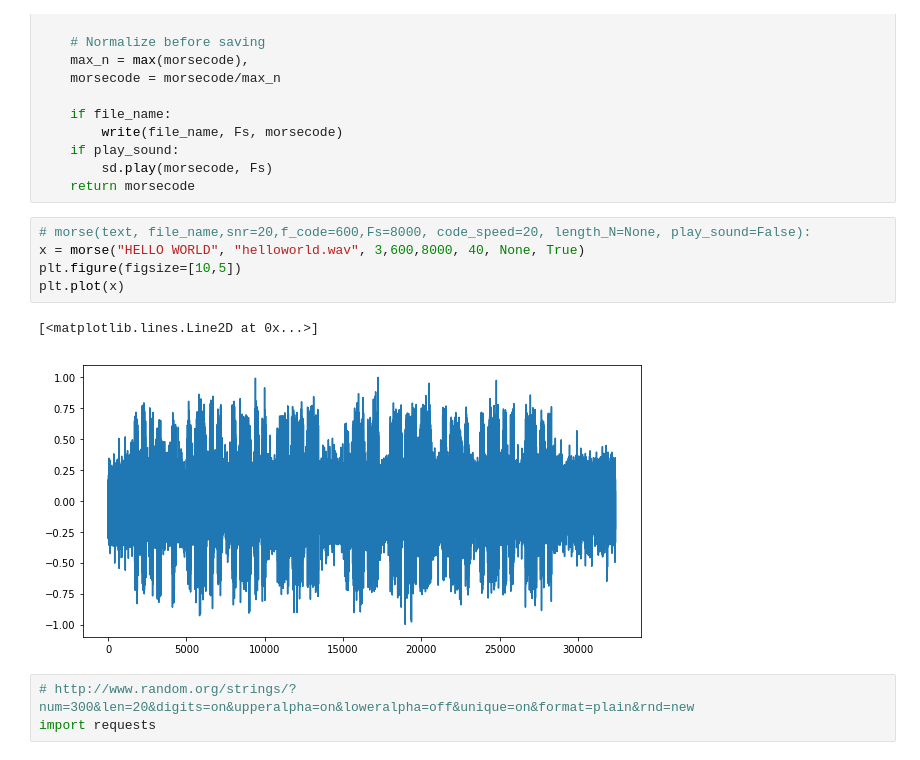
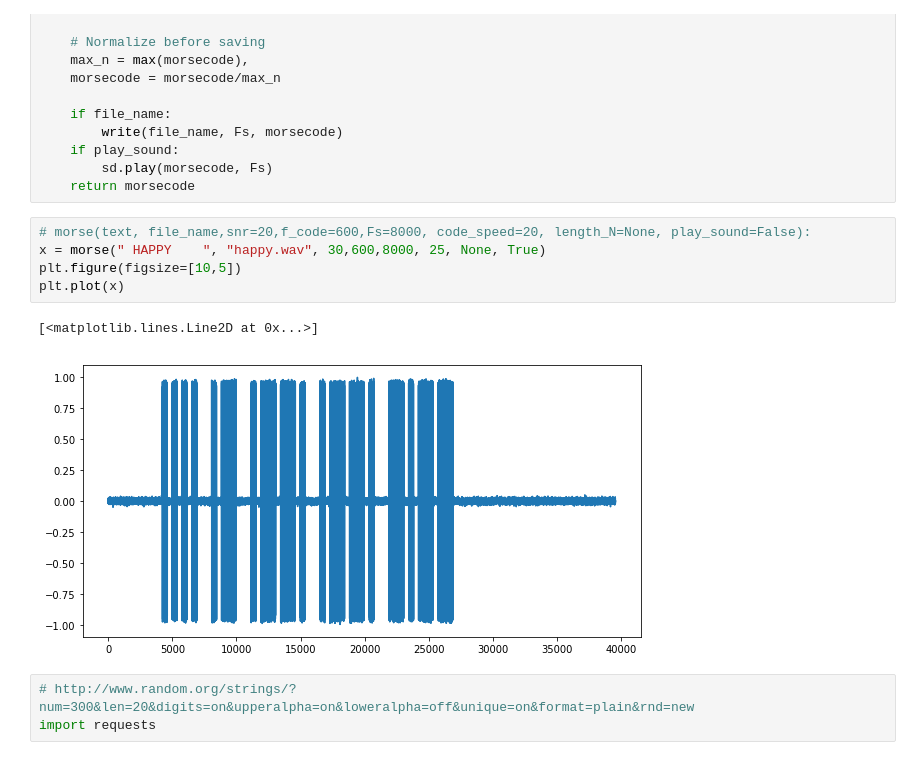
Before and after one commit to ag1le/LSTM_morse, a Jupyter notebook: MorseAudioGenerator.ipynb, the cells around one changed output. Saved outputs shown, nothing was run; the diff lists cells and outputs as text.

```diff
--- a/MorseAudioGenerator.ipynb
+++ b/MorseAudioGenerator.ipynb
@@ -159,12 +159,12 @@ def morse(text, file_name=None, SNR_dB=20, f_code=600, Fs=8000, code_speed=20, l
     return morsecode
 # %%
 # morse(text, file_name,snr=20,f_code=600,Fs=8000, code_speed=20, length_N=None, play_sound=False):
-x = morse("HELLO WORLD", "helloworld.wav", 3,600,8000, 40, None, True)
+x = morse(" HAPPY    ", "happy.wav", 30,600,8000, 25, None, True)
 plt.figure(figsize=[10,5])
 plt.plot(x)
 # %% [output]
 [<matplotlib.lines.Line2D at 0x...>]
-[figure, old version]
+[figure, new version]
 # %%
 # http://www.random.org/strings/?num=300&len=20&digits=on&upperalpha=on&loweralpha=off&unique=on&format=plain&rnd=new
 import requests
```
Also changed, not shown: 3 other files.
